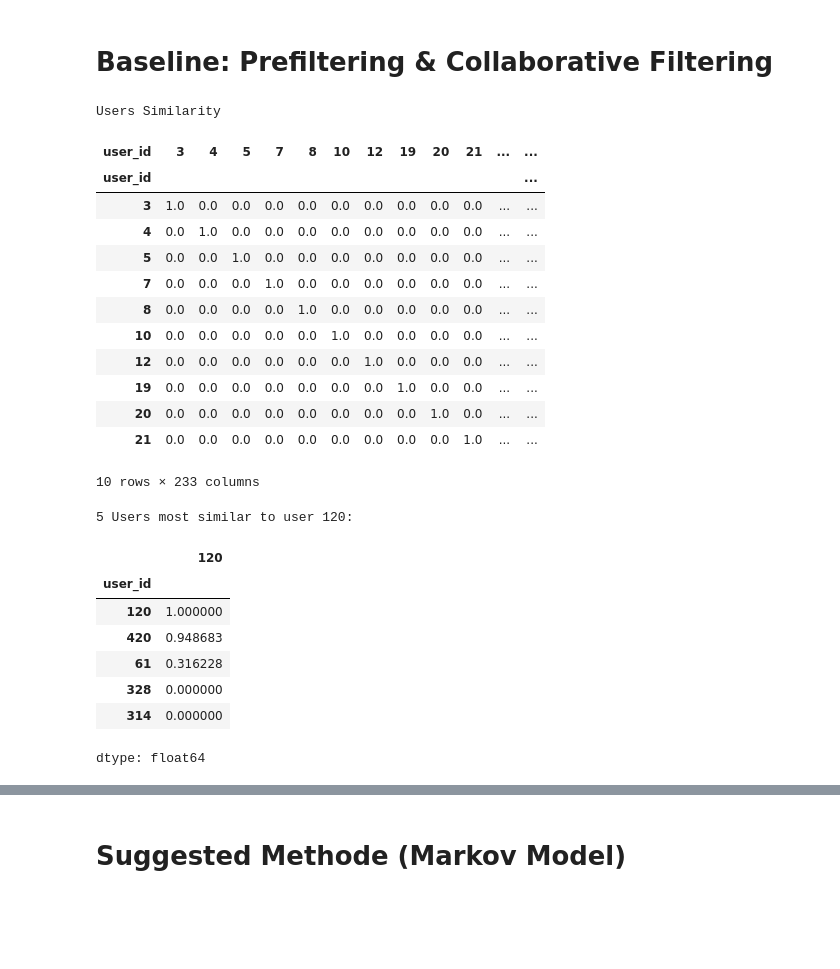
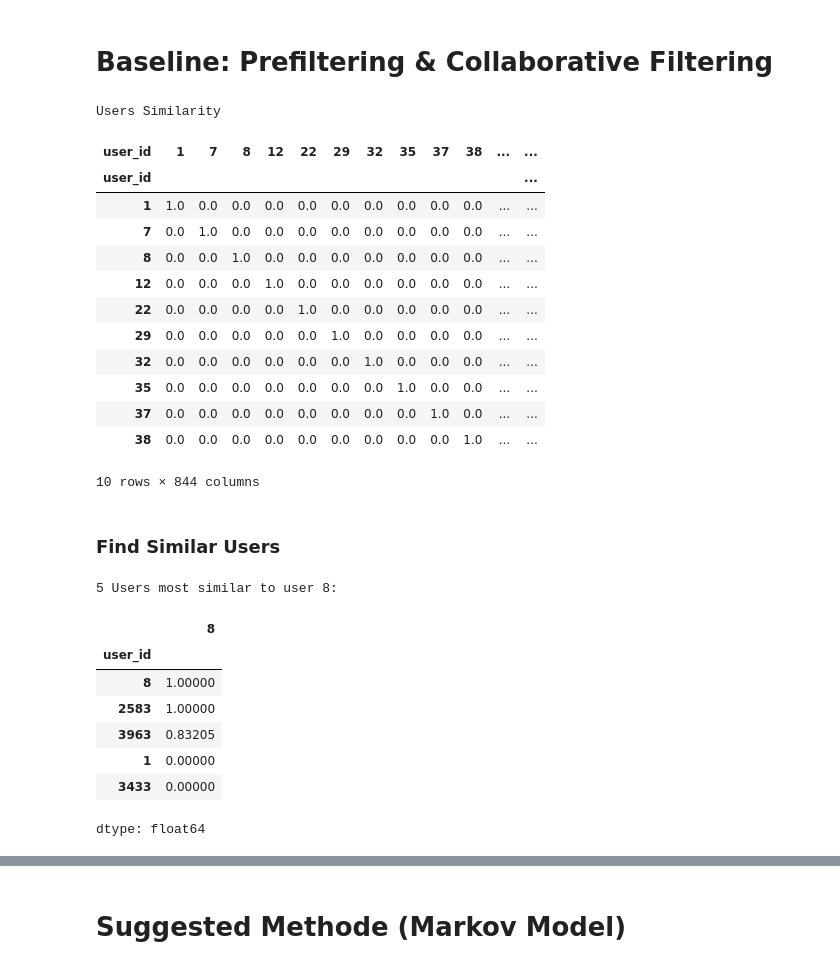
Before and after one commit to AlirezaHadipur/ContextAware_Recommendation_System, a Jupyter notebook: Human_Centered_RecSys.ipynb, the cells around one changed output, grey strips where cells are left out. Saved outputs shown, nothing was run; the diff lists cells and outputs as text; code cells hidden in the pictures; blank space fills up the shorter version.

```diff
--- a/Human_Centered_RecSys.ipynb
+++ b/Human_Centered_RecSys.ipynb
@@ -25,26 +27,28 @@ import time
 # %%
+random.seed(random_seed_custom)
+np.random.seed(random_seed_custom)
 
-random.seed(42)
-np.random.seed(42)
-
-num_users = 500
-num_items = 300
-num_ratings = 5000
+num_users = 5_000
+num_items = 350
+num_ratings = 5_0000
 
 user_ids = np.random.randint(1, num_users + 1, num_ratings)
 item_ids = np.random.randint(1, num_items + 1, num_ratings)
 ratings = np.random.randint(1, 6, num_ratings)
 
-# اطلاعات زمینه‌ای (مثلاً زمان تماشا و نوع دستگاه)
-time_of_day = np.random.choice(["صبح", "عصر", "شب"], num_ratings)
-device_type = np.random.choice(["موبایل", "لپ‌تاپ", "تلویزیون", "کامپیوتر", "شارژر"], num_ratings)
+time_of_day = np.random.choice(["Morning", "AfterNoon", "Night"], num_ratings)
+mood = np.random.choice(["Happy", "Sad", "Angry"], num_ratings)
+whether = np.random.choice(["Rainy", "Sunny"], num_ratings)
+device_type = np.random.choice(["Mobile", "Laptop", "TV"], num_ratings)
 
 synthetic_data = pd.DataFrame({
     "user_id": user_ids,
     "item_id": item_ids,
     "rating": ratings,
     "time_of_day": time_of_day,
-    "device_type": device_type
+    "device_type": device_type,
+    "mood": mood,
+    "whether": whether
 })
 
 synthetic_data
@@ -65,35 +69,39 @@ synthetic_data
 # %% [markdown]
 # Baseline: Prefiltering & Collaborative Filtering
 # %%
-# انتخاب یک زمینه خاص برای فیلتر کردن (مثلاً "عصر" و "لپ‌تاپ")
-filtered_data = synthetic_data[(synthetic_data["time_of_day"] == "عصر") &
-                               (synthetic_data["device_type"] == "لپ‌تاپ")]
+# Prefiltering methode like (Afternoon, Charger, Angry, whether)
+filtered_data = synthetic_data[(synthetic_data["time_of_day"] == "Morning") &
+                               (synthetic_data["device_type"] == "Laptop") &
+                               (synthetic_data["mood"] == "Angry") &
+                               (synthetic_data["whether"] == "Sunny")]
 
-# ایجاد ماتریس کاربر-آیتم برای فیلترسازی مشارکتی
+# Creating Item-User Matrix for Collaboration Filtering
 user_item_matrix = filtered_data.pivot(index="user_id", columns="item_id", values="rating").fillna(0)
 sparse_matrix = csr_matrix(user_item_matrix)
 
 user_similarity = cosine_similarity(sparse_matrix)
 
 user_sim_df = pd.DataFrame(user_similarity, index=user_item_matrix.index, columns=user_item_matrix.index)
 
 print("Users Similarity")
 user_sim_df.head(10)
 # %% [output]
 Users Similarity
-| user_id | 3 | 4 | 5 | 7 | 8 | 10 | 12 | 19 | 20 | 21 | ... | ... |
+| user_id | 1 | 7 | 8 | 12 | 22 | 29 | 32 | 35 | 37 | 38 | ... | ... |
 | user_id |  |  |  |  |  |  |  |  |  |  |  | ... |
-| 3 | 1.0 | 0.0 | 0.0 | 0.0 | 0.0 | 0.0 | 0.0 | 0.0 | 0.0 | 0.0 | ... | ... |
-| 4 | 0.0 | 1.0 | 0.0 | 0.0 | 0.0 | 0.0 | 0.0 | 0.0 | 0.0 | 0.0 | ... | ... |
-| 5 | 0.0 | 0.0 | 1.0 | 0.0 | 0.0 | 0.0 | 0.0 | 0.0 | 0.0 | 0.0 | ... | ... |
-| 7 | 0.0 | 0.0 | 0.0 | 1.0 | 0.0 | 0.0 | 0.0 | 0.0 | 0.0 | 0.0 | ... | ... |
-| 8 | 0.0 | 0.0 | 0.0 | 0.0 | 1.0 | 0.0 | 0.0 | 0.0 | 0.0 | 0.0 | ... | ... |
-| 10 | 0.0 | 0.0 | 0.0 | 0.0 | 0.0 | 1.0 | 0.0 | 0.0 | 0.0 | 0.0 | ... | ... |
-| 12 | 0.0 | 0.0 | 0.0 | 0.0 | 0.0 | 0.0 | 1.0 | 0.0 | 0.0 | 0.0 | ... | ... |
-| 19 | 0.0 | 0.0 | 0.0 | 0.0 | 0.0 | 0.0 | 0.0 | 1.0 | 0.0 | 0.0 | ... | ... |
-| 20 | 0.0 | 0.0 | 0.0 | 0.0 | 0.0 | 0.0 | 0.0 | 0.0 | 1.0 | 0.0 | ... | ... |
-| 21 | 0.0 | 0.0 | 0.0 | 0.0 | 0.0 | 0.0 | 0.0 | 0.0 | 0.0 | 1.0 | ... | ... |
+| 1 | 1.0 | 0.0 | 0.0 | 0.0 | 0.0 | 0.0 | 0.0 | 0.0 | 0.0 | 0.0 | ... | ... |
+| 7 | 0.0 | 1.0 | 0.0 | 0.0 | 0.0 | 0.0 | 0.0 | 0.0 | 0.0 | 0.0 | ... | ... |
+| 8 | 0.0 | 0.0 | 1.0 | 0.0 | 0.0 | 0.0 | 0.0 | 0.0 | 0.0 | 0.0 | ... | ... |
+| 12 | 0.0 | 0.0 | 0.0 | 1.0 | 0.0 | 0.0 | 0.0 | 0.0 | 0.0 | 0.0 | ... | ... |
+| 22 | 0.0 | 0.0 | 0.0 | 0.0 | 1.0 | 0.0 | 0.0 | 0.0 | 0.0 | 0.0 | ... | ... |
+| 29 | 0.0 | 0.0 | 0.0 | 0.0 | 0.0 | 1.0 | 0.0 | 0.0 | 0.0 | 0.0 | ... | ... |
+| 32 | 0.0 | 0.0 | 0.0 | 0.0 | 0.0 | 0.0 | 1.0 | 0.0 | 0.0 | 0.0 | ... | ... |
+| 35 | 0.0 | 0.0 | 0.0 | 0.0 | 0.0 | 0.0 | 0.0 | 1.0 | 0.0 | 0.0 | ... | ... |
+| 37 | 0.0 | 0.0 | 0.0 | 0.0 | 0.0 | 0.0 | 0.0 | 0.0 | 1.0 | 0.0 | ... | ... |
+| 38 | 0.0 | 0.0 | 0.0 | 0.0 | 0.0 | 0.0 | 0.0 | 0.0 | 0.0 | 1.0 | ... | ... |
-10 rows × 233 columns
+10 rows × 844 columns
+# %% [markdown]
+### Find Similar Users
 # %%
 def find_similarity(target):
     if target in user_sim_df.index:
@@ -103,14 +111,14 @@ def find_similarity(target):
     else:
         return f"User {target} does not exist in the similarity matrix."
 # %%
-find_similarity(120)
+find_similarity(8)
 # %% [output]
-5 Users most similar to user 120:
+5 Users most similar to user 8:
-|  | 120 |
+|  | 8 |
 | user_id |  |
-| 120 | 1.000000 |
-| 420 | 0.948683 |
-| 61 | 0.316228 |
-| 328 | 0.000000 |
-| 314 | 0.000000 |
+| 8 | 1.00000 |
+| 2583 | 1.00000 |
+| 3963 | 0.83205 |
+| 1 | 0.00000 |
+| 3433 | 0.00000 |
 dtype: float64
```
Also changed, not shown: parts of 7 cells of this notebook.
